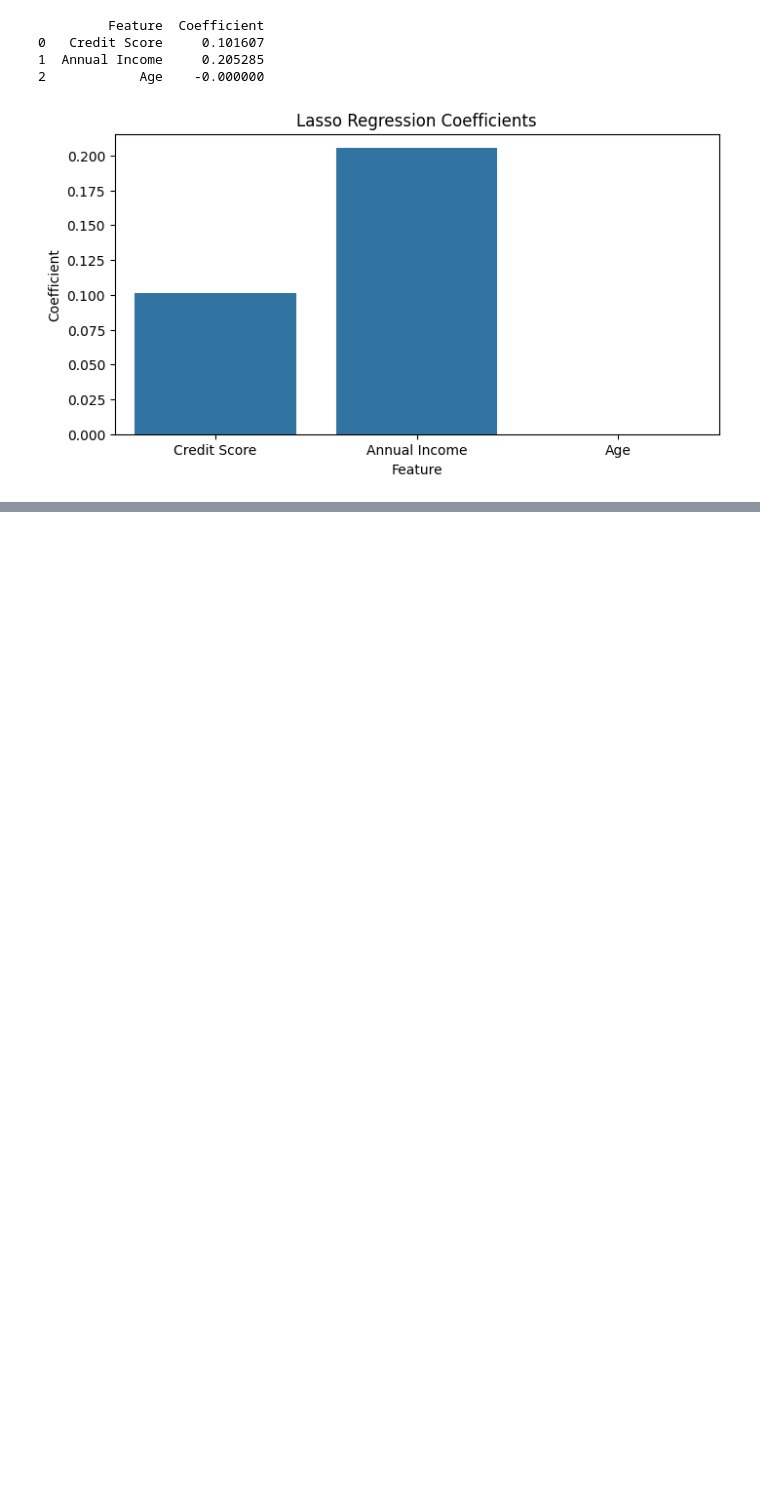
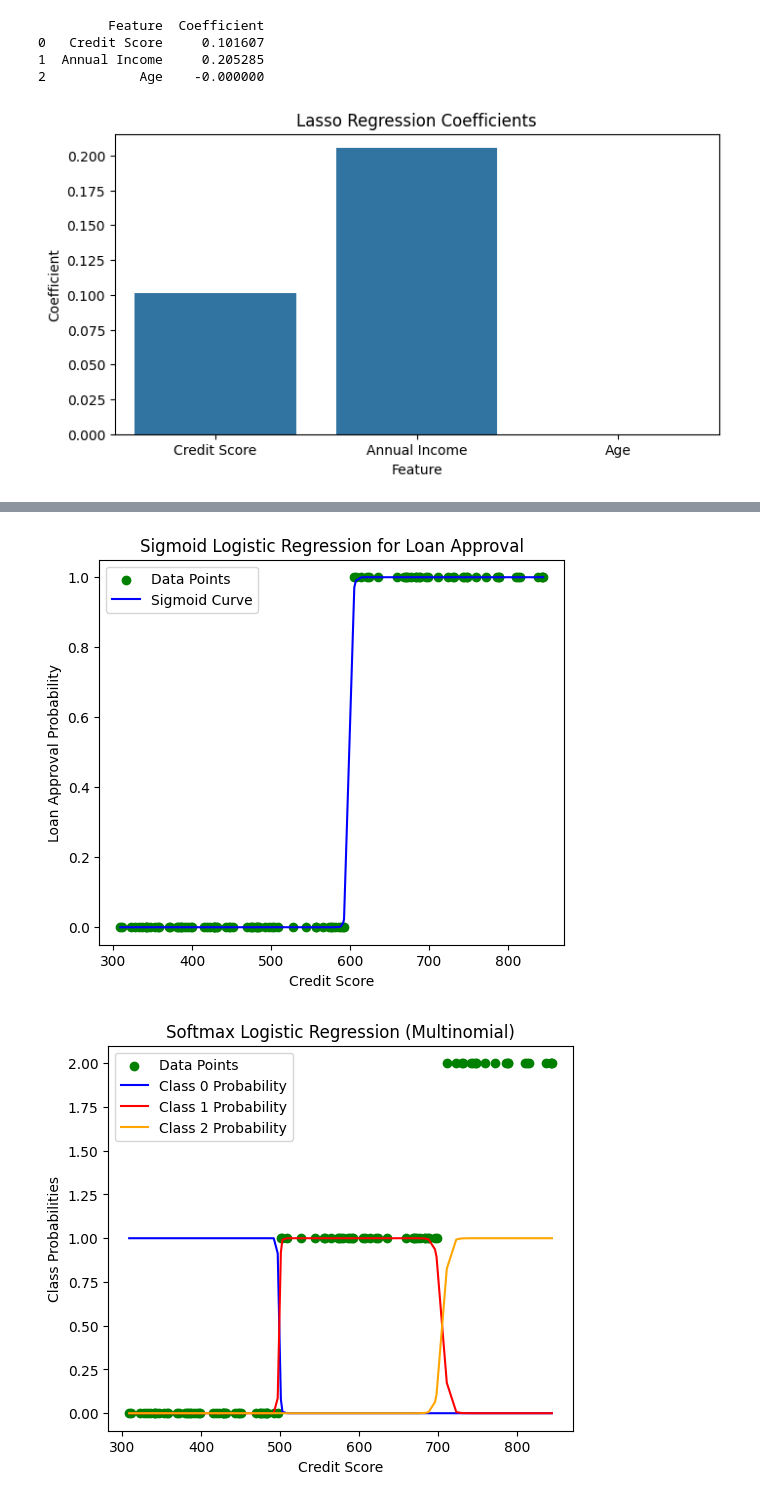
Before and after one commit to MehrdadJalali-AI/Statistics-and-Machine-Learning, a Jupyter notebook: C2_ML.ipynb, the cells around one changed output, grey strips where cells are left out. Cells and saved outputs as stored; diff of their text form; code cells hidden in the pictures; blank space fills up the shorter version.

```diff
--- a/C2_ML.ipynb
+++ b/C2_ML.ipynb
@@ -573,0 +707,65 @@ plt.show()
+# %%
+import numpy as np
+from sklearn.linear_model import LogisticRegression
+import matplotlib.pyplot as plt
+
+# Simulate data for credit score and loan approval (1 = Approved, 0 = Not Approved)
+np.random.seed(0)
+X = np.random.randint(300, 850, 100).reshape(-1, 1)  # Credit score
+y_binary = (X > 600).astype(int).ravel()  # Binary outcome (Sigmoid)
+
+# Sigmoid Logistic Regression (Binary)
+model_sigmoid = LogisticRegression()
+model_sigmoid.fit(X, y_binary)
+
+# Sort values for smooth plotting
+X_sorted = np.sort(X, axis=0)
+y_sigmoid_proba = model_sigmoid.predict_proba(X_sorted)[:, 1]  # Sigmoid probabilities
+
+# Plot Sigmoid Logistic Regression (Binary)
+plt.figure(figsize=(6, 5))
+plt.scatter(X, y_binary, color='g', label='Data Points')
+plt.plot(X_sorted, y_sigmoid_proba, label='Sigmoid Curve', color='b')
+plt.xlabel('Credit Score')
+plt.ylabel('Loan Approval Probability')
+plt.title('Sigmoid Logistic Regression for Loan Approval')
+plt.legend()
+plt.show()
+
+# Simulate multi-class data for Softmax (Multinomial Logistic Regression)
+y_multiclass = np.digitize(X, bins=[500, 700])  # Three classes based on credit score
+
+# Softmax Logistic Regression (Multinomial)
+model_softmax = LogisticRegression(multi_class='multinomial', solver='lbfgs')
+model_softmax.fit(X, y_multiclass)
+
+# Get softmax probabilities for each class
+y_softmax_proba = model_softmax.predict_proba(X_sorted)
+
+# Plot Softmax Logistic Regression (Multinomial)
+plt.figure(figsize=(6, 5))
+plt.scatter(X, y_multiclass, color='g', label='Data Points')
+plt.plot(X_sorted, y_softmax_proba[:, 0], label='Class 0 Probability', color='b')
+plt.plot(X_sorted, y_softmax_proba[:, 1], label='Class 1 Probability', color='r')
+plt.plot(X_sorted, y_softmax_proba[:, 2], label='Class 2 Probability', color='orange')
+plt.xlabel('Credit Score')
+plt.ylabel('Class Probabilities')
+plt.title('Softmax Logistic Regression (Multinomial)')
+plt.legend()
+plt.show()
+
+# Apply Hyperbolic Tangent (Tanh) function on Sigmoid output using np.tanh
+y_tanh = np.tanh(y_sigmoid_proba * 2 - 1)  # Manually apply Tanh on the probabilities
+
+# Plot Tanh Transformation
+plt.figure(figsize=(6, 5))
+plt.scatter(X, y_binary, color='g', label='Data Points')
+plt.plot(X_sorted, y_tanh, label='Tanh Logistic Curve', color='b')
+plt.xlabel('Credit Score')
+plt.ylabel('Tanh Transformed Probabilities')
+plt.title('Hyperbolic Tangent (Tanh) Logistic Function')
+plt.legend()
+plt.show()
+# %% [output]
+[figure, added]
+[figure, added]
```
Also changed, not shown: parts of 30 cells of this notebook.
